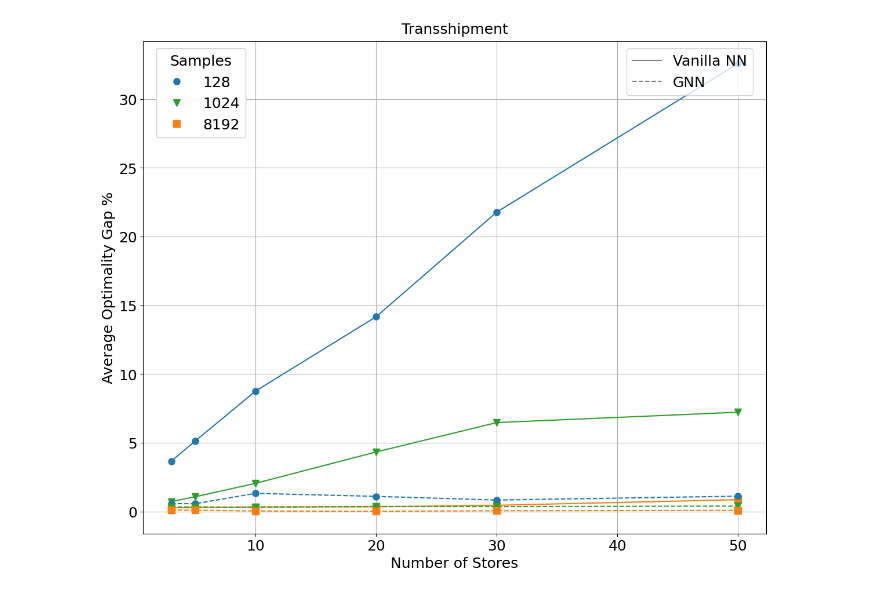
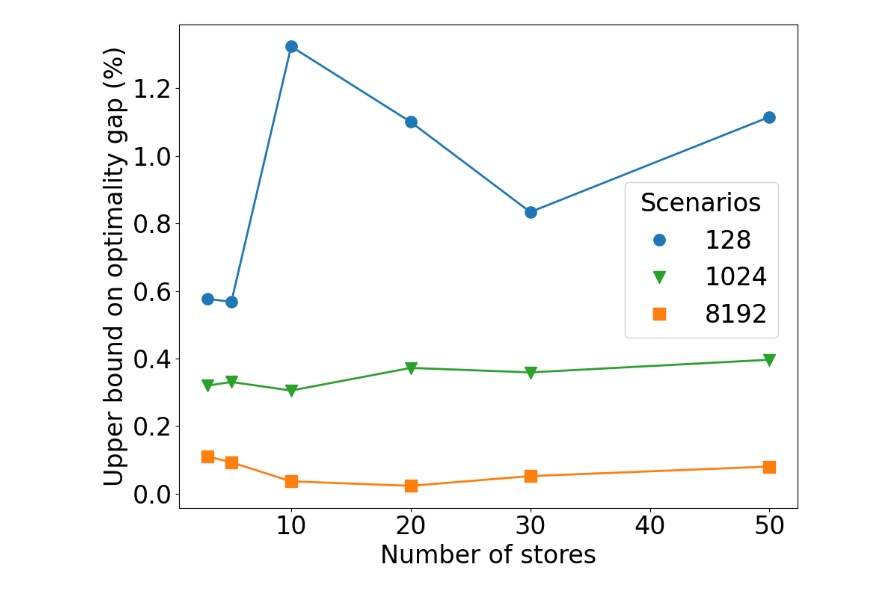
Before and after one commit to minuk302/Neural_inventory_control, a Jupyter notebook: analysis/ray_finals_transshipment.ipynb, the cells around one changed output. Drawn from its saved outputs; the diff is of its cells as text; code cells hidden in the pictures.

```diff
--- a/analysis/ray_finals_transshipment.ipynb
+++ b/analysis/ray_finals_transshipment.ipynb
@@ -130,7 +477,9 @@ for n_store in n_stores:
     lower_bound = lower_bounds[n_store]
     store_data.loc[:, 'Optimality Gap %'] = ((store_data['Test Loss'] - lower_bound) / lower_bound) * 100
 
-    for arch in store_data['Architecture Class'].unique():
+    # Remove 'Vanilla NN' from architectures
+    filtered_archs = [arch for arch in store_data['Architecture Class'].unique() if arch != 'Vanilla']
+    for arch in filtered_archs:
         for sample_size in sample_sizes:
             key = (arch, sample_size)
             if key not in stats_by_arch_sample_and_stores:
@@ -139,57 +488,71 @@ for n_store in n_stores:
             sample_data = store_data[(store_data['train_dev_sample_and_batch_size'] == sample_size) &
                                      (store_data['Architecture Class'] == arch)]
             if not sample_data.empty:
                 gaps = sample_data['Optimality Gap %'].to_numpy()
                 mean_gap = np.mean(gaps)
                 stats_by_arch_sample_and_stores[key].append({
                     'n_stores': n_store,
                     'mean_gap': mean_gap
                 })
 
-FONTSIZE = 18
-plt.figure(figsize=(12, 10))
+FONTSIZE = 24
+MARKERSIZE = 11
+LINEWIDTH = 2
+plt.figure(figsize=(10, 8))
 plt.rcParams.update({'font.size': FONTSIZE})
 
 for (arch, sample_size), stats in stats_by_arch_sample_and_stores.items():
     stats_df = pd.DataFrame(stats)
     if not stats_df.empty:
         n_stores_array = stats_df['n_stores'].to_numpy()
         mean_gap_array = stats_df['mean_gap'].to_numpy()
 
-        plt.plot(n_stores_array, mean_gap_array,
-                 marker=marker_scheme[sample_size],
-                 color=color_scheme[sample_size],
-                 linestyle=linestyle_scheme[arch],
-                 markersize=8)
+        # Use solid line for GNN, otherwise use the original linestyle
+        if arch == 'GNN':
+            linestyle = '-'
+        else:
+            linestyle = linestyle_scheme[arch]
 
-arch_lines = [plt.Line2D([0], [0], color='gray', linestyle=linestyle_scheme[arch], label=arch)
-              for arch in linestyle_scheme.keys()]
-sample_patches = [plt.Line2D([0], [0], color=color_scheme[size], marker=marker_scheme[size],
-                             linestyle='none', label=f'{size}', markersize=8)
-                  for size in color_scheme.keys()]
+        plt.plot(
+            n_stores_array,
+            mean_gap_array,
+            marker=marker_scheme[sample_size],
+            color=color_scheme[sample_size],
+            linestyle=linestyle,
+            markersize=MARKERSIZE,
+            linewidth=LINEWIDTH
+        )
 
-plt.xlabel('Number of Stores', fontsize=FONTSIZE)
-plt.ylabel('Average Optimality Gap %', fontsize=FONTSIZE)
-plt.grid(True)
+sample_patches = [
+    plt.Line2D(
+        [0], [0],
+        color=color_scheme[size],
+        marker=marker_scheme[size],
+        linestyle='none',
+        label=f'{size}',
+        markersize=MARKERSIZE
+    )
+    for size in color_scheme.keys()
+]
 
-legend1 = plt.legend(handles=arch_lines,
-                     bbox_to_anchor=(0.99, 1),
-                     loc='upper right',
-                     fontsize=FONTSIZE)
-plt.gca().add_artist(legend1)
+plt.xlabel('Number of stores', fontsize=FONTSIZE)
+plt.ylabel('Upper bound on optimality gap (%)', fontsize=FONTSIZE)
 
-legend2 = plt.legend(handles=sample_patches,
-                     title='Samples',
-                     bbox_to_anchor=(0.01, 1),
-                     loc='upper left',
-                     fontsize=FONTSIZE)
+legend2 = plt.legend(
+    handles=sample_patches,
+    bbox_to_anchor=(0.7, 0.7),
+    loc='upper left',
+    fontsize=FONTSIZE,
+    framealpha=0.6,
+    title="Scenarios"
+)
 plt.gca().add_artist(legend2)
 legend2.get_title().set_fontsize(FONTSIZE)
 
 plt.xticks(fontsize=FONTSIZE)
 plt.yticks(fontsize=FONTSIZE)
-plt.title('Transshipment', fontsize=FONTSIZE, pad=10)
 plt.tight_layout()
+plt.savefig('/user/ml4723/Prj/NIC/Plots/optimality_transshipment_GNN.pdf', bbox_inches='tight')
 plt.show()
 # %% [output]
-[figure, old version]
+[figure, new version]
```
Also changed, not shown: parts of 8 cells of this notebook, 29 other files.
